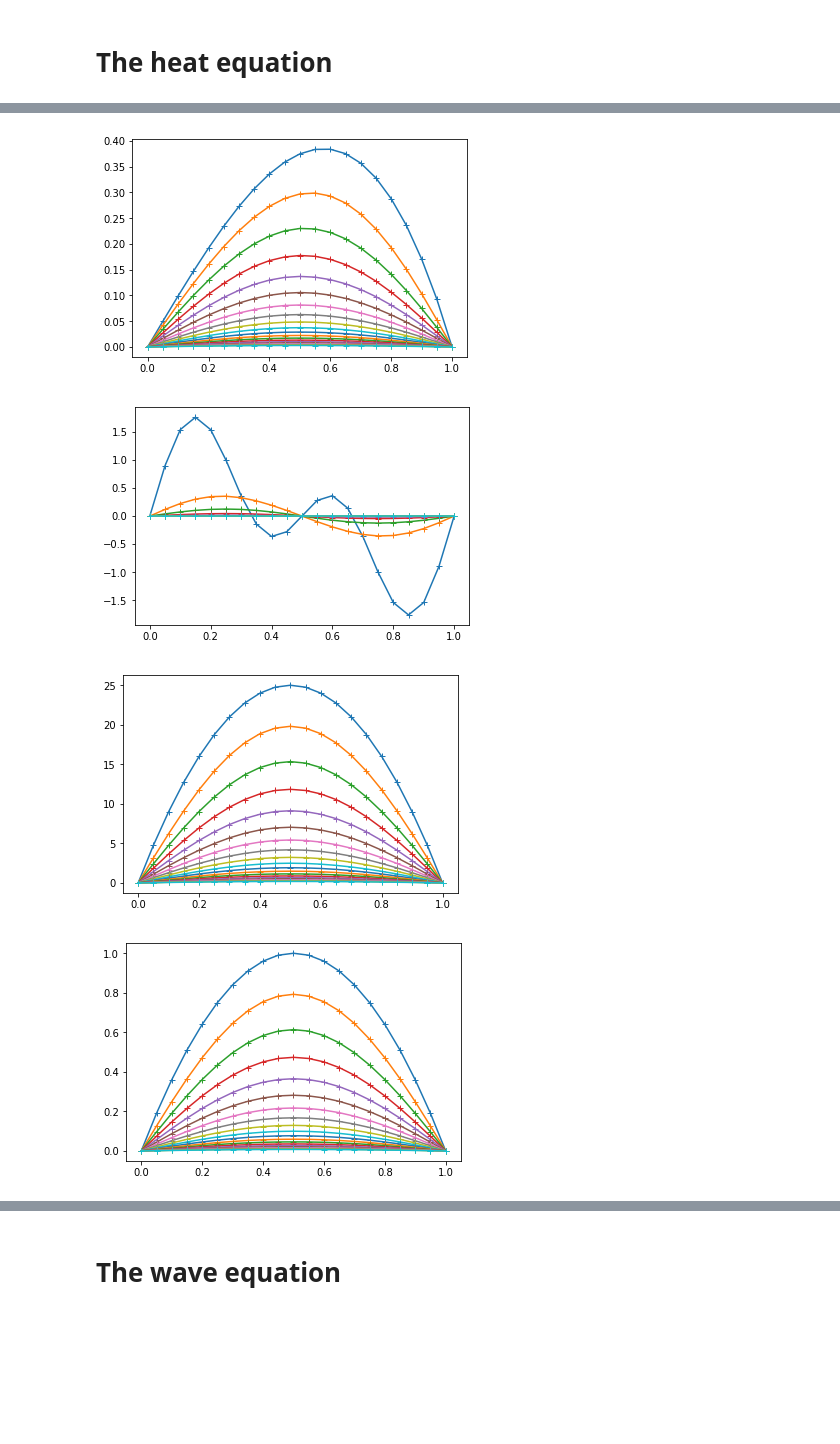
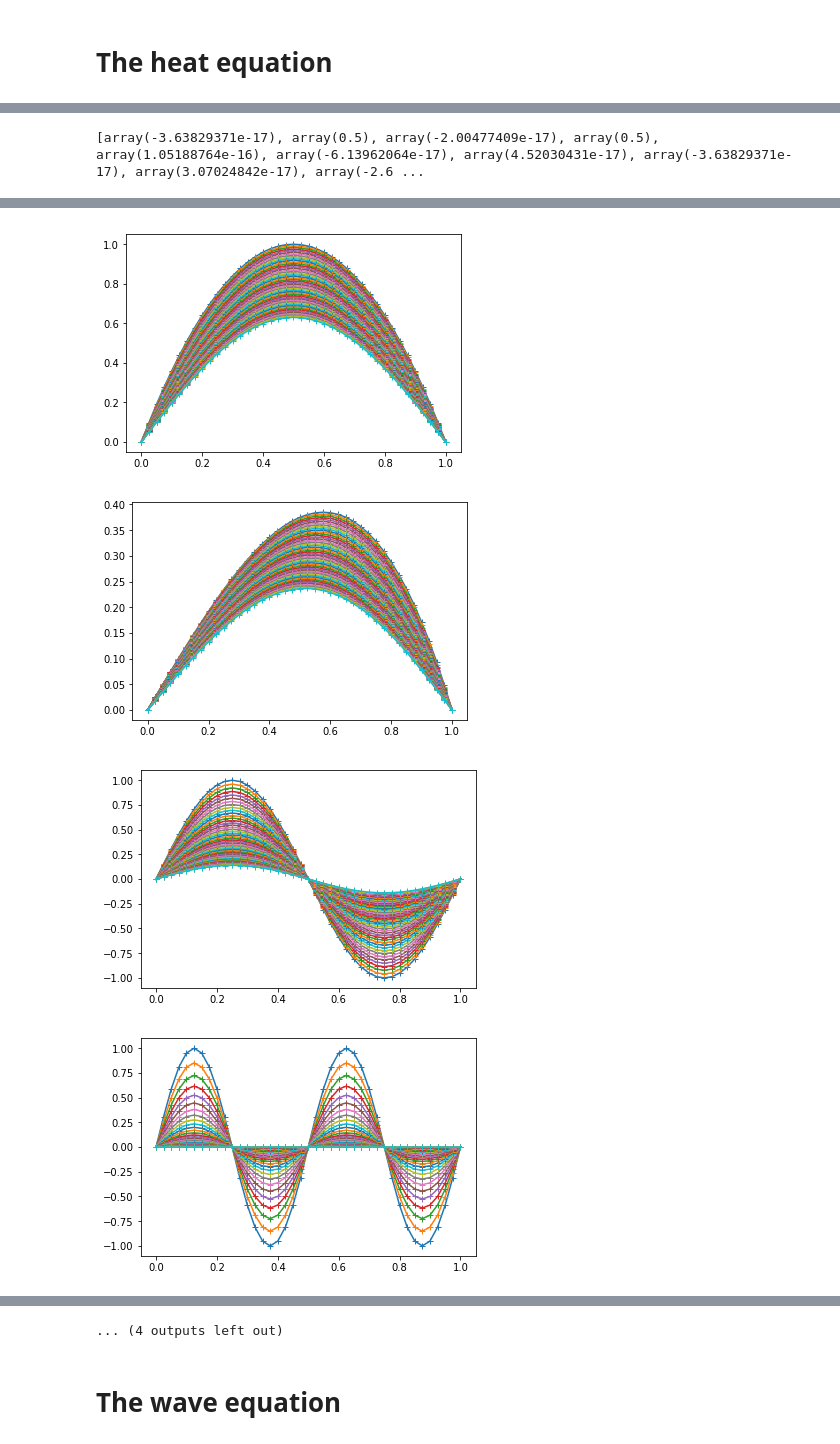
Before and after one commit to afqueiruga/nn_1d_pde, a Jupyter notebook: analytical_solutions.ipynb, the cells around one changed output, grey strips where cells are left out. Drawn from its saved outputs; the diff is of its cells as text; code cells hidden in the pictures; blank space fills up the shorter version.

```diff
--- a/analytical_solutions.ipynb
+++ b/analytical_solutions.ipynb
@@ -5,6 +5,9 @@ import detest
 import sympy
 # %%
 %mkdir data
+# %%
+Nx = 41
+Nt = 50
 # %%
 def plot_stack_and_save(SOLS, xlim, tlim, fname):
     xs = np.linspace(*xlim)
@@ -18,5 +21,5 @@ def plot_stack_and_save(SOLS, xlim, tlim, fname):
             plt.plot(xs,u[i,:],'-+')
         US.append(u)
     UDATA = np.stack(US)
-    np.savez(f"data/{fname}",{'U':UDATA})
+    np.savez(f"data/{fname}",U=UDATA)
 # %% [markdown]
@@ -133,10 +131,16 @@ plot_stack_and_save(SOLS,(-5,5,41),(0,5.0,20),"KdV")
 # The heat equation
 # %%
 PAR = [
-    {'u0':lambda x: -x**3+x},
-    {'u0':lambda x: sympy.sin(2.0*x*sympy.pi)+sympy.sin(4.0*x*sympy.pi)},
-    {'u0':lambda x: 100.0*(x-x**2)},
-    {},
+    {'k':0.1,},
+    {'k':0.1,'u0':lambda x: -x**3+x},
+    {'k':0.1,'u0':lambda x: sympy.sin(2.0*x*sympy.pi)},
+    {'k':0.1,'u0':lambda x: sympy.sin(4.0*x*sympy.pi)},
+    {'k':0.1,'u0':lambda x: sympy.sin(3.0*x*sympy.pi)+sympy.sin(4.0*x*sympy.pi)},
+    {'k':0.1,'u0':lambda x: sympy.sin(2.0*x*sympy.pi)+sympy.sin(4.0*x*sympy.pi)},
+    {'k':0.1,'u0':lambda x: sympy.sin(2.0*x*sympy.pi)+sympy.sin(8.0*x*sympy.pi)},
+    {'k':0.1,'u0':lambda x: 10.0*(x-x**2)},
+    {'k':0.1,'u0':lambda x: 15.0*(-x+x**2)},
+    {'k':0.1,'u0':lambda x: -x**3+x**2},
 ]
 def wrap(f):
     def u(x,t):
@@ -145,5 +149,5 @@ def wrap(f):
         return F['u'].reshape(x.shape)
     return u
 SOLS = [ wrap(detest.oracles.HeatEquation1D(P)) for P in PAR ]
-plot_stack_and_save(SOLS,(0,1,21),(0,0.5,20),"heat")
+plot_stack_and_save(SOLS,(0,1,Nx),(0,0.5,Nt),"heat")
 # %% [output]
@@ -153,0 +159 @@ plot_stack_and_save(SOLS,(0,1,21),(0,0.5,20),"heat")
+[array(-3.63829371e-17), array(0.5), array(-2.00477409e-17), array(0.5), array(1.05188764e-16), array(-6.13962064e-17), array(4.52030431e-17), array(-3.63829371e-17), array(3.07024842e-17), array(-2.6 ...
@@ -154,4 +164,4 @@ plot_stack_and_save(SOLS,(0,1,21),(0,0.5,20),"heat")
-[figure, old version]
+[figure, new version]
-[figure, old version]
+[figure, new version]
-[figure, old version]
+[figure, new version]
-[figure, old version]
+[figure, new version]
@@ -158,3 +170,4 @@ plot_stack_and_save(SOLS,(0,1,21),(0,0.5,20),"heat")
+... (4 outputs left out)
 # %% [markdown]
 # The wave equation
 # %%
```
Also changed, not shown: parts of 5 cells of this notebook, 6 other files.
